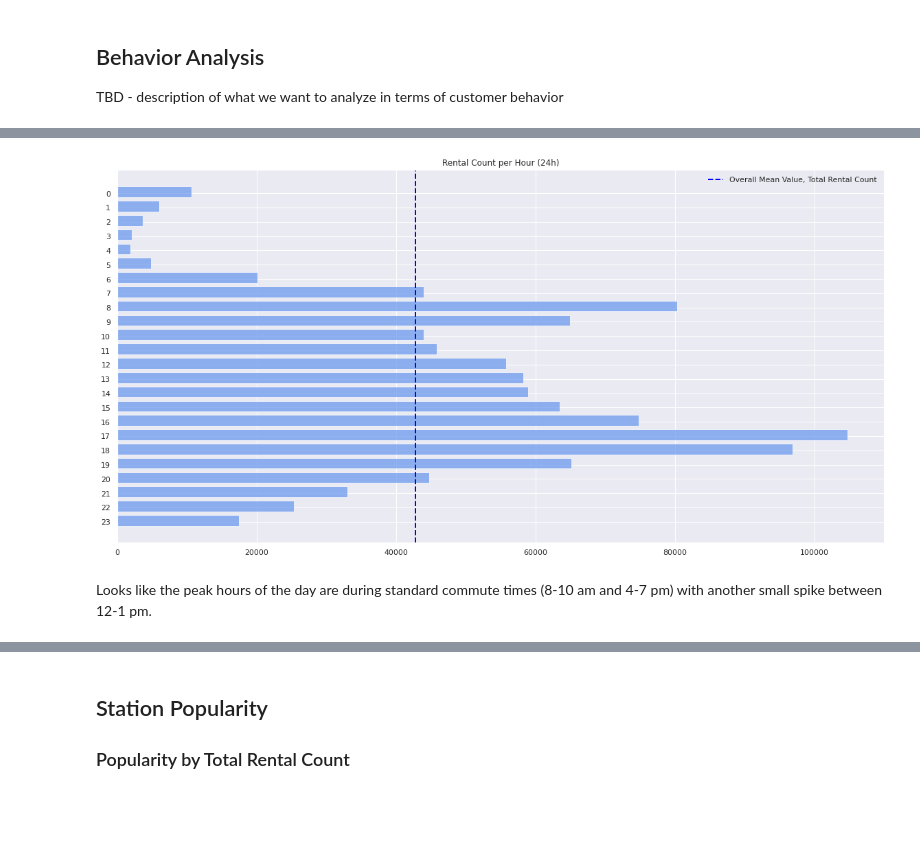
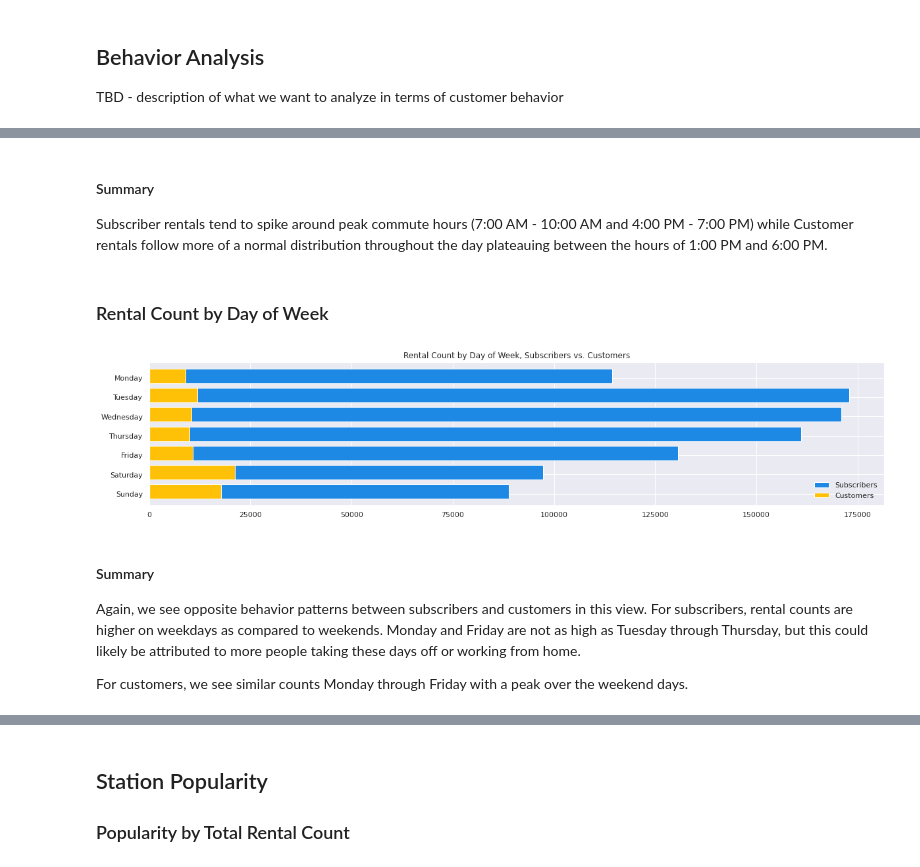
Before and after one commit to stevenrhart/bike-rentals, a Jupyter notebook: notebooks/Bike_Rentals.ipynb, the cells around one changed output, grey strips where cells are left out. Drawn from its saved outputs; the diff is of its cells as text; code cells hidden in the pictures; blank space fills up the shorter version.

Commit message:
Notebook cleanup, continued work on visualizations

```diff
--- a/notebooks/Bike_Rentals.ipynb
+++ b/notebooks/Bike_Rentals.ipynb
@@ -275,0 +274,3 @@ plt.title('Total Rentals by Hour of Day');
+# %% [markdown]
+#### Summary
+Subscriber rentals tend to spike around peak commute hours (7:00 AM - 10:00 AM and 4:00 PM - 7:00 PM) while Customer rentals follow more of a normal distribution throughout the day plateauing between the hours of 1:00 PM and 6:00 PM.
@@ -276,26 +290,39 @@ plt.title('Total Rentals by Hour of Day');
+# %% [markdown]
+### Rental Count by Day of Week
 # %%
 # Plotted as a bar chart
 # x values are the unique hours of the day
-temp_df = df.sort_values(by=['starthour'], ascending=True)
-hours = temp_df.starthour.unique().tolist()
+temp_df_days = df.sort_values(by=['startdow'], ascending=True)
+days = temp_df_days.startdow.unique().tolist()
 
-# y values are the sum of the count for each hour of the day
-rentals_per_hour = temp_df.groupby(['starthour']).starthour.count()
-y_values = rentals_per_hour.tolist()
+# y values are the sum of the count for each day of the week
+sub_rentals_per_day = temp_df_days[temp_df_days.usertype == 'Subscriber'].groupby(['startdow']).startdow.count()
+y_values_sub = sub_rentals_per_day.tolist()
+cus_rentals_per_day = temp_df_days[temp_df_days.usertype == 'Customer'].groupby(['startdow']).startdow.count()
+y_values_cus = cus_rentals_per_day.tolist()
 
-# Plot rentals based on the hour of the day
+# Plot rentals based on the day of the week
 width = 0.75 # the width of the bars
-ind = np.arange(len(rentals_per_hour))  # the x locations for the groups
-plt.figure(figsize=(20,10))
-plt.barh(ind, y_values, width, color='cornflowerblue', alpha=0.7)
-plt.axvline(rentals_per_hour.mean(), color='blue', linestyle='dashed', linewidth=2, label='Overall Mean Value, Total Rental Count')
-plt.yticks(ind+width/8, labels=hours)
-plt.title('Rental Count per Hour (24h)')
-plt.gca().invert_yaxis()
-plt.legend(loc='upper right');
+ind = np.arange(len(sub_rentals_per_day))  # the x locations for the groups
+plt.figure(figsize=(20,4))
+
+# Add bars for subscribers and customers
+plt.barh(ind, y_values_sub, width, color='#1E88E5', label='Subscribers')
+plt.barh(ind, y_values_cus, width, color='#FFC107', label='Customers')
+
+# Generate Labels & Apply Formatting
+ylabels = ['Monday', 'Tuesday', 'Wednesday', 'Thursday', 'Friday', 'Saturday', 'Sunday']
+plt.yticks(ind+width/7, labels=ylabels)
+plt.title('Rental Count by Day of Week, Subscribers vs. Customers')
+plt.gca().invert_yaxis() # account for default reversal of the y axis values
+plt.legend(loc='lower right');
+
 plt.show()
 # %% [output]
-[figure, old version]
+[figure, new version]
-# %% [markdown]
-Looks like the peak hours of the day are during standard commute times (8-10 am and 4-7 pm) with another small spike between 12-1 pm.
+# %% [markdown]
+#### Summary
+Again, we see opposite behavior patterns between subscribers and customers in this view. For subscribers, rental counts are higher on weekdays as compared to weekends. Monday and Friday are not as high as Tuesday through Thursday, but this could likely be attributed to more people taking these days off or working from home.
+
+For customers, we see similar counts Monday through Friday with a peak over the weekend days.
 # %%
```
Also changed, not shown: parts of 42 cells of this notebook, 1 other file.
